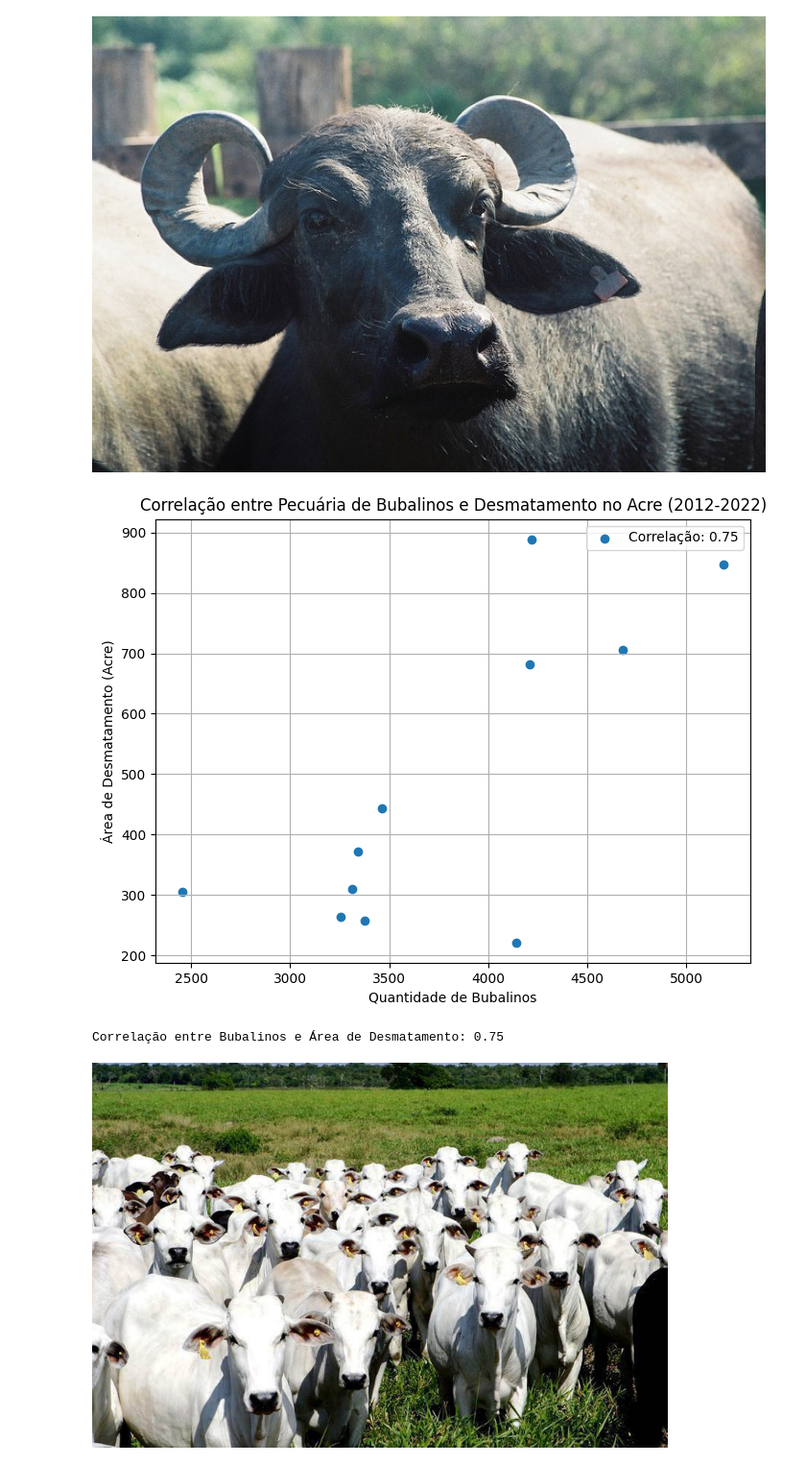
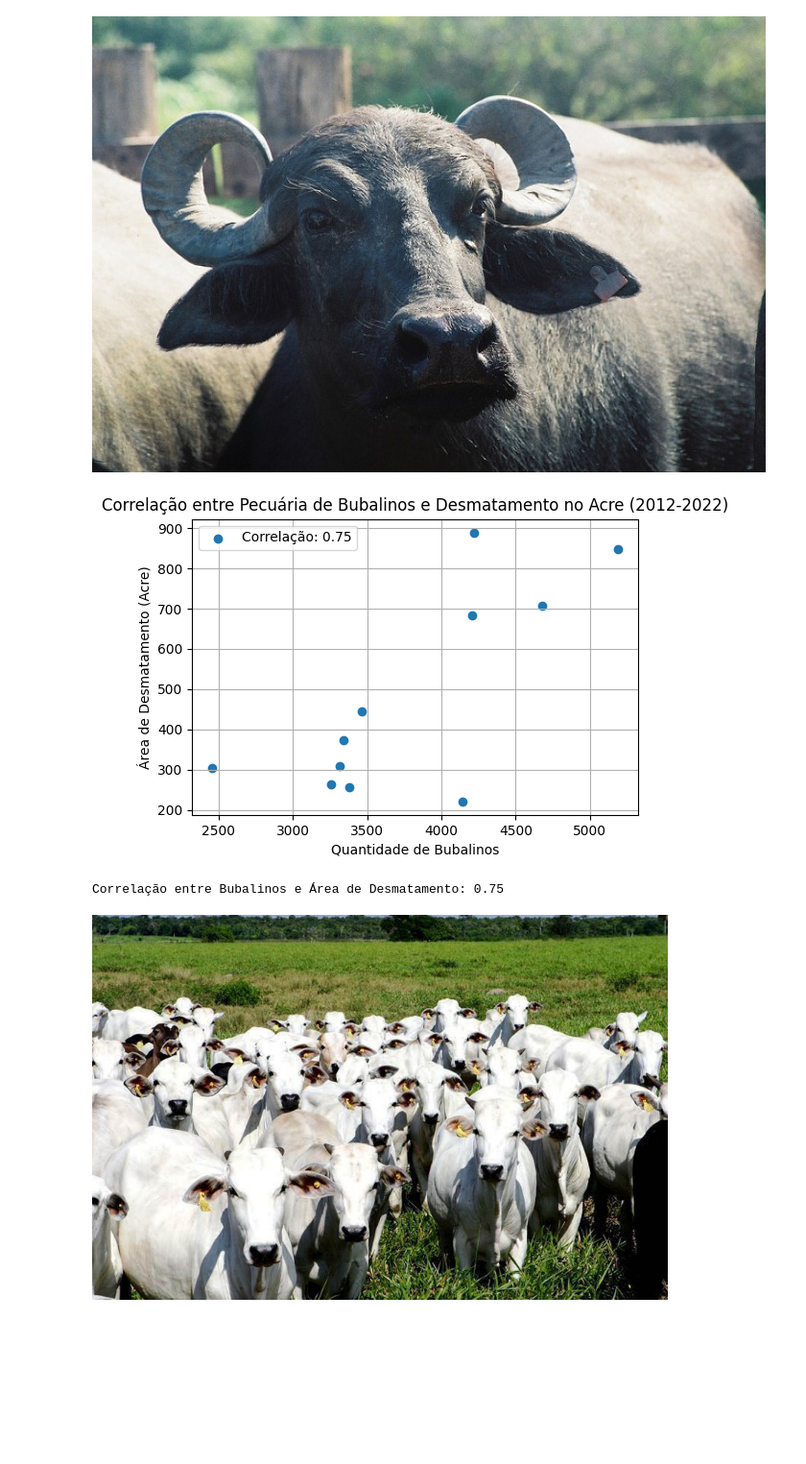
Before and after one commit to kerllare/Analise_desmatamento_Acre, a Jupyter notebook: projeto.ipynb, the cells around one changed output. Shown at 96% size. Saved outputs shown, nothing was run; the diff lists cells and outputs as text; code cells hidden in the pictures; blank space fills up the shorter version.

```diff
--- a/projeto.ipynb
+++ b/projeto.ipynb
@@ -30,41 +30,42 @@ Image(filename='bufalo_gratuito.jpg')
 # %% [output]
 [figure]
 # %%
+
 import pandas as pd
 import matplotlib.pyplot as plt
 
 # Carregando os dados da pecuária de bubalinos
 dados_bubalinos = {
     'Ano': [2012, 2013, 2014, 2015, 2016, 2017, 2018, 2019, 2020, 2021, 2022],
     'Bubalinos': [2457, 4141, 3313, 3257, 3343, 3377, 3461, 4209, 4680, 4219, 5188]
 }
 
 df_bubalinos = pd.DataFrame(dados_bubalinos)
 
 # Carregando os dados de desmatamento no Acre
 dados_desmatamento = {
     'Ano': [2012, 2013, 2014, 2015, 2016, 2017, 2018, 2019, 2020, 2021, 2022],
     'Área desmatamento Acre': [305, 221, 309, 264, 372, 257, 444, 682, 706, 889, 847]
 }
 
 df_desmatamento = pd.DataFrame(dados_desmatamento)
 
 # Calcular a correlação
 correlation = df_bubalinos["Bubalinos"].corr(df_desmatamento["Área desmatamento Acre"])
 
-# Plote o gráfico de dispersão
-plt.figure(figsize=(8, 6))
+# Plote o gráfico de dispersão com tamanho de figura menor
+plt.figure(figsize=(6, 4))
 plt.scatter(df_bubalinos["Bubalinos"], df_desmatamento["Área desmatamento Acre"], label=f"Correlação: {correlation:.2f}")
 plt.xlabel("Quantidade de Bubalinos")
 plt.ylabel("Área de Desmatamento (Acre)")
 plt.title("Correlação entre Pecuária de Bubalinos e Desmatamento no Acre (2012-2022)")
 plt.legend()
 plt.grid(True)
 plt.show()
 
 print(f"Correlação entre Bubalinos e Área de Desmatamento: {correlation:.2f}")
 # %% [output]
-[figure, old version]
+[figure, new version]
 Correlação entre Bubalinos e Área de Desmatamento: 0.75
 # %%
 from IPython.display import display, Image
```
Also changed, not shown: parts of 2 cells of this notebook.
